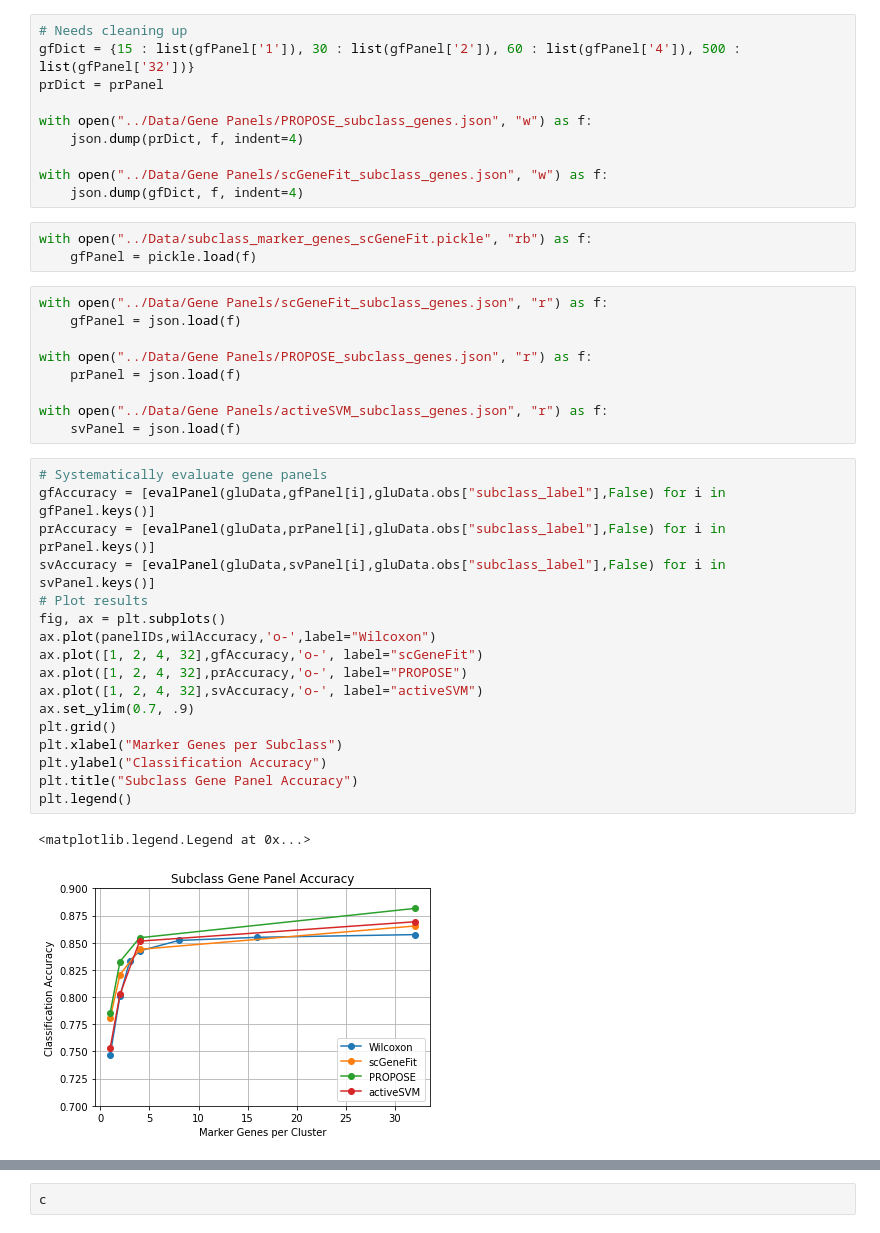
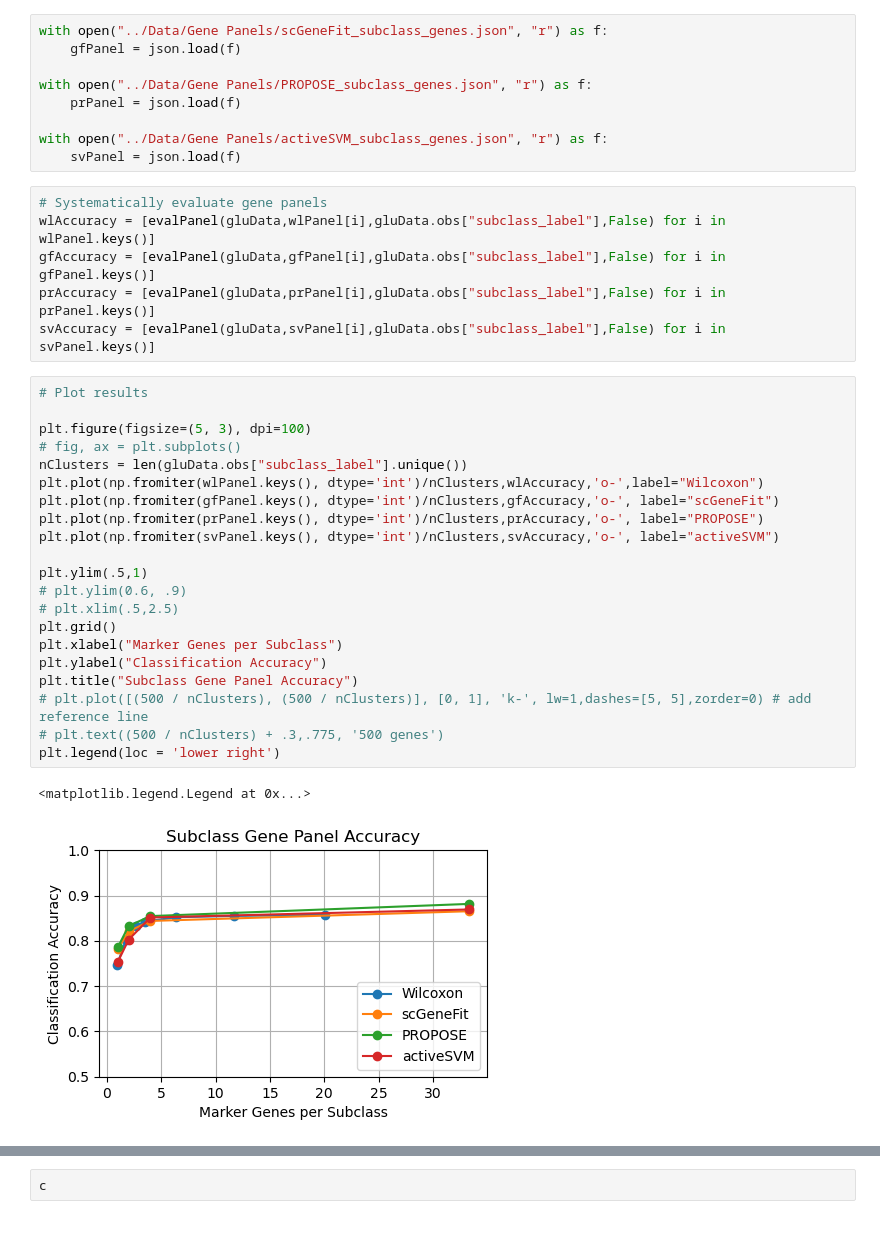
Before and after one commit to mathewsummers/Thalamus-scRNAseq, a Jupyter notebook: Code/Subclass Panel Benchmarking.ipynb, the cells around one changed output, grey strips where cells are left out. Cells and saved outputs as stored; diff of their text form.

Commit message:
benchmarking cont.
partial update. more work updating gene panel benchmarking in adult data

```diff
--- a/Code/Subclass Panel Benchmarking.ipynb
+++ b/Code/Subclass Panel Benchmarking.ipynb
@@ -132,19 +157,6 @@ fig
 # %% [markdown]
 ## Compare gene selectors
 Use gene panels provided by Wilcoxon rank testing, scGeneFit, PROPOSE (in progress)
-# %%
-# Needs cleaning up
-gfDict = {15 : list(gfPanel['1']), 30 : list(gfPanel['2']), 60 : list(gfPanel['4']), 500 : list(gfPanel['32'])}
-prDict = prPanel
-
-with open("../Data/Gene Panels/PROPOSE_subclass_genes.json", "w") as f:
-    json.dump(prDict, f, indent=4)
-
-with open("../Data/Gene Panels/scGeneFit_subclass_genes.json", "w") as f:
-    json.dump(gfDict, f, indent=4)
-# %%
-with open("../Data/subclass_marker_genes_scGeneFit.pickle", "rb") as f:
-    gfPanel = pickle.load(f)
 # %%
 with open("../Data/Gene Panels/scGeneFit_subclass_genes.json", "r") as f:
     gfPanel = json.load(f)
@@ -154,23 +166,33 @@ with open("../Data/Gene Panels/PROPOSE_subclass_genes.json", "r") as f:
 
 with open("../Data/Gene Panels/activeSVM_subclass_genes.json", "r") as f:
     svPanel = json.load(f)
+# %%
+# Systematically evaluate gene panels
+wlAccuracy = [evalPanel(gluData,wlPanel[i],gluData.obs["subclass_label"],False) for i in wlPanel.keys()]
+gfAccuracy = [evalPanel(gluData,gfPanel[i],gluData.obs["subclass_label"],False) for i in gfPanel.keys()]
+prAccuracy = [evalPanel(gluData,prPanel[i],gluData.obs["subclass_label"],False) for i in prPanel.keys()]
+svAccuracy = [evalPanel(gluData,svPanel[i],gluData.obs["subclass_label"],False) for i in svPanel.keys()]
 # %%
-# Systematically evaluate gene panels
-gfAccuracy = [evalPanel(gluData,gfPanel[i],gluData.obs["subclass_label"],False) for i in gfPanel.keys()]
-prAccuracy = [evalPanel(gluData,prPanel[i],gluData.obs["subclass_label"],False) for i in prPanel.keys()]
-svAccuracy = [evalPanel(gluData,svPanel[i],gluData.obs["subclass_label"],False) for i in svPanel.keys()]
 # Plot results
-fig, ax = plt.subplots()
-ax.plot(panelIDs,wilAccuracy,'o-',label="Wilcoxon")
-ax.plot([1, 2, 4, 32],gfAccuracy,'o-', label="scGeneFit")
-ax.plot([1, 2, 4, 32],prAccuracy,'o-', label="PROPOSE")
-ax.plot([1, 2, 4, 32],svAccuracy,'o-', label="activeSVM")
-ax.set_ylim(0.7, .9)
+
+plt.figure(figsize=(5, 3), dpi=100)
+# fig, ax = plt.subplots()
+nClusters = len(gluData.obs["subclass_label"].unique())
+plt.plot(np.fromiter(wlPanel.keys(), dtype='int')/nClusters,wlAccuracy,'o-',label="Wilcoxon")
+plt.plot(np.fromiter(gfPanel.keys(), dtype='int')/nClusters,gfAccuracy,'o-', label="scGeneFit")
+plt.plot(np.fromiter(prPanel.keys(), dtype='int')/nClusters,prAccuracy,'o-', label="PROPOSE")
+plt.plot(np.fromiter(svPanel.keys(), dtype='int')/nClusters,svAccuracy,'o-', label="activeSVM")
+
+plt.ylim(.5,1)
+# plt.ylim(0.6, .9)
+# plt.xlim(.5,2.5)
 plt.grid()
 plt.xlabel("Marker Genes per Subclass")
 plt.ylabel("Classification Accuracy")
 plt.title("Subclass Gene Panel Accuracy")
-plt.legend()
+# plt.plot([(500 / nClusters), (500 / nClusters)], [0, 1], 'k-', lw=1,dashes=[5, 5],zorder=0) # add reference line
+# plt.text((500 / nClusters) + .3,.775, '500 genes')
+plt.legend(loc = 'lower right')
 # %% [output]
 <matplotlib.legend.Legend at 0x...>
-[figure, old version]
+[figure, new version]
```
Also changed, not shown: parts of 7 cells of this notebook, 3 other files.
